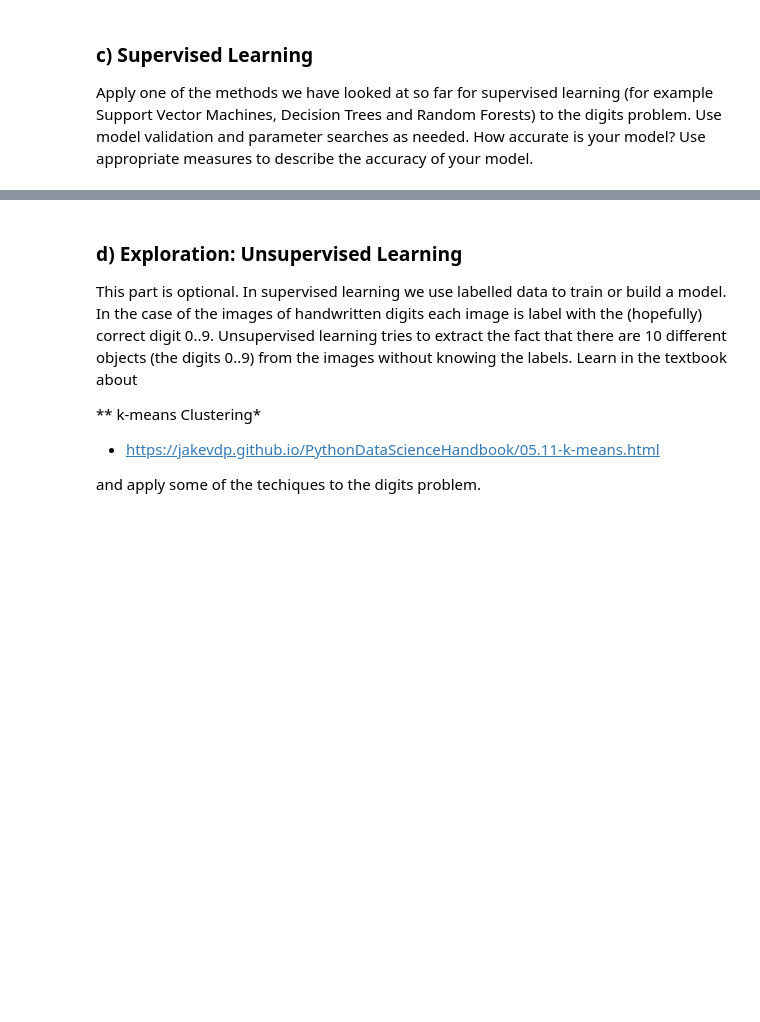
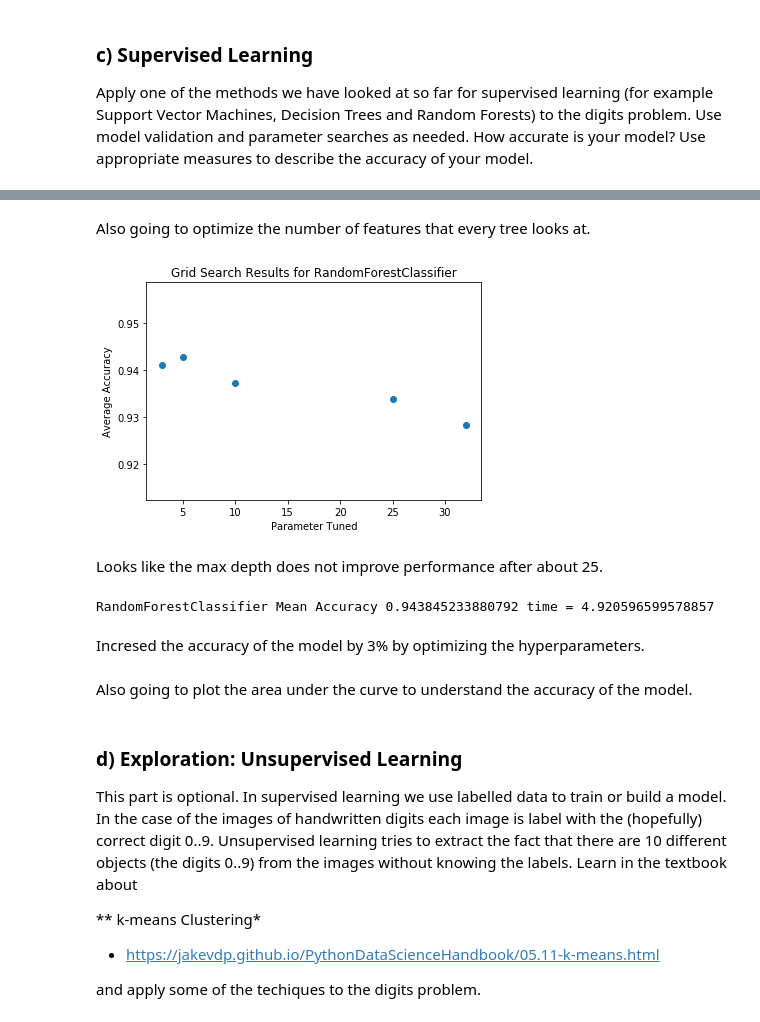
Before and after one commit to OSUScientificComputing464/project-three-grechasneak, a Jupyter notebook: Project Three.ipynb, the cells around one changed output, grey strips where cells are left out. Drawn from its saved outputs; the diff is of its cells as text; code cells hidden in the pictures; blank space fills up the shorter version.

```diff
--- a/Project Three.ipynb
+++ b/Project Three.ipynb
@@ -106,3 +194,21 @@ Apply one of the methods we have looked at so far for supervised learning (for e
+# %% [markdown]
+Also going to optimize the number of features that every tree looks at.
+# %%
+features = {'max_features' : [3, 5, 10, 25, 32]}
+run_grid_search(RandomForestClassifier(n_estimators=500), features, X, y, scaled = False)
+# %% [output]
+[figure, added]
+# %% [markdown]
+Looks like the max depth does not improve performance after about 25.
+# %%
+final_model = RandomForestClassifier(n_estimators=500, max_depth=25, max_features=5)
+perform_cross_validation(final_model, X, y, False)
+# %% [output]
+RandomForestClassifier Mean Accuracy 0.943845233880792 time = 4.920596599578857
+# %% [markdown]
+Incresed the accuracy of the model by 3% by optimizing the hyperparameters.
+# %% [markdown]
+Also going to plot the area under the curve to understand the accuracy of the model.
 # %% [markdown]
 ### d) Exploration: Unsupervised Learning
 
```
Also changed, not shown: parts of 28 cells of this notebook.
